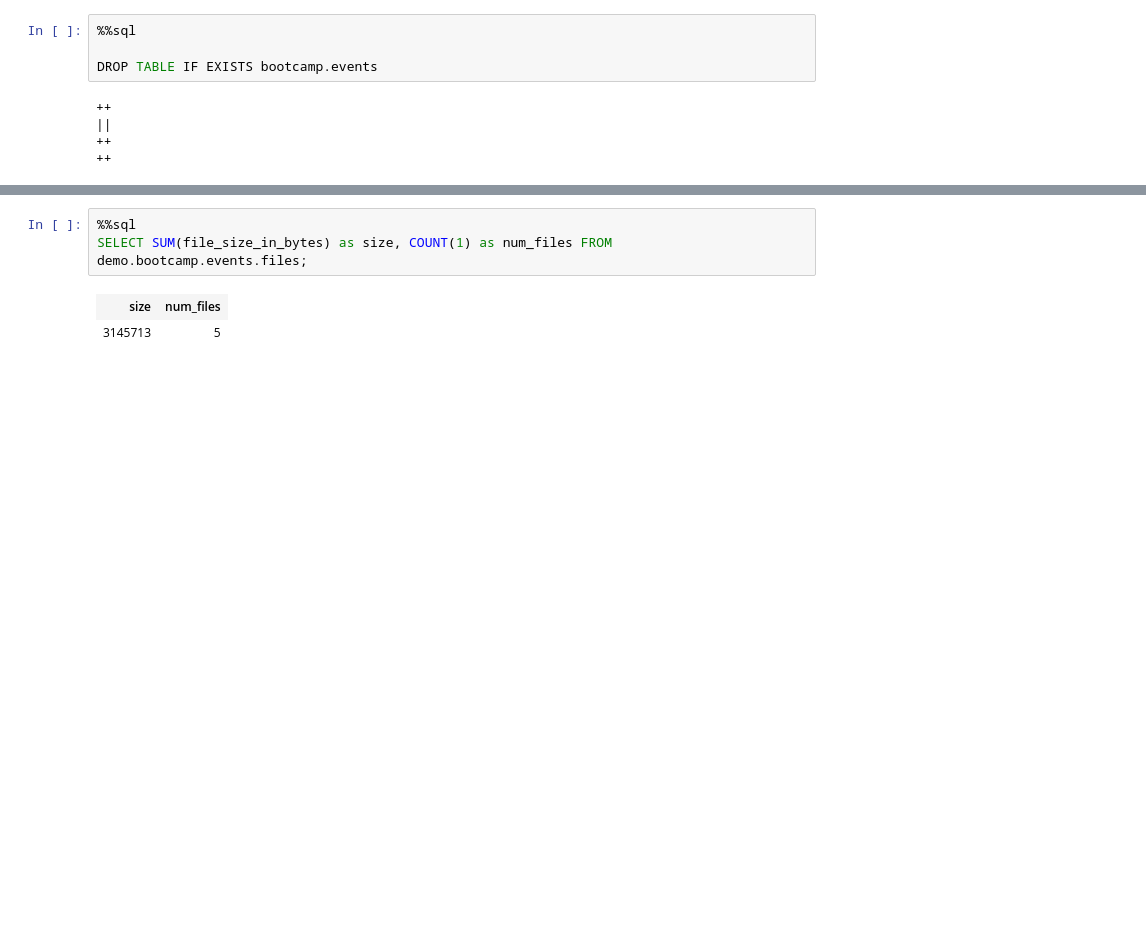
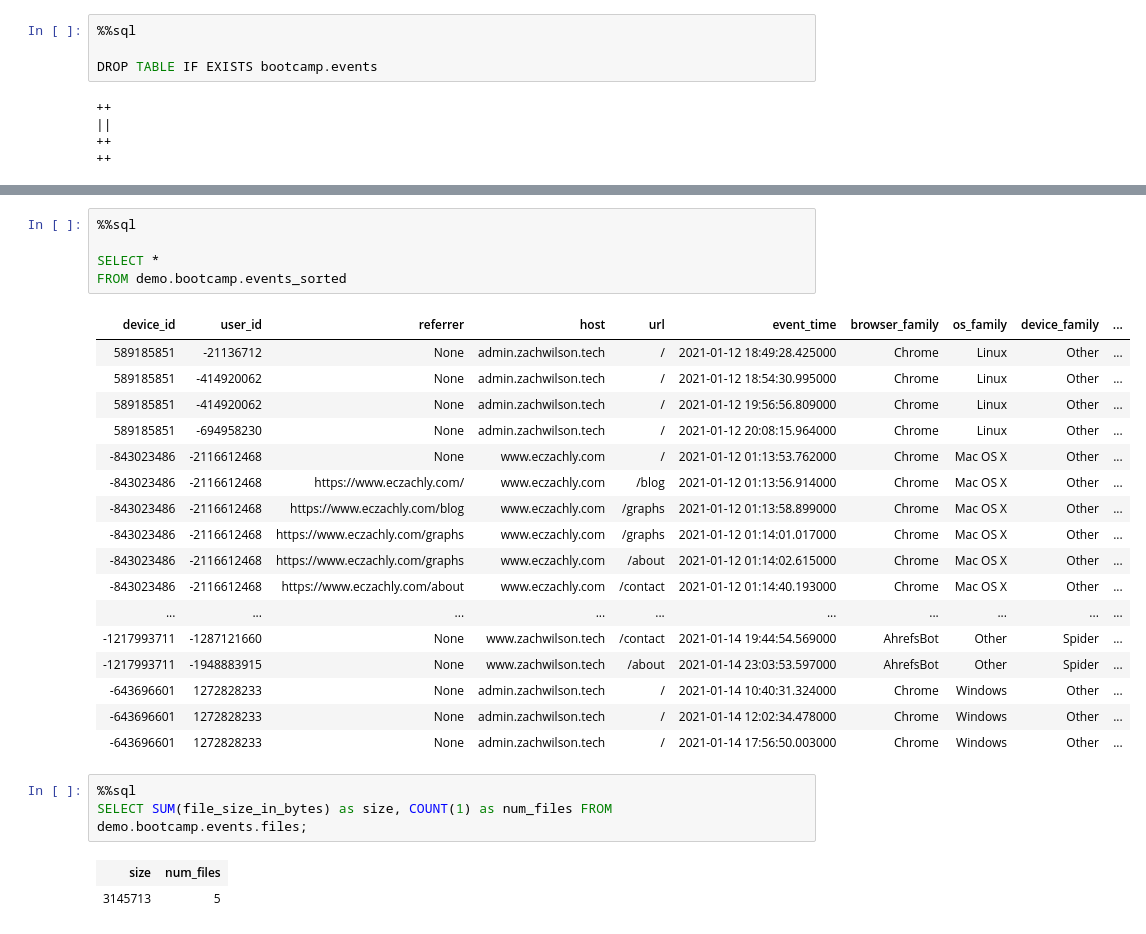
Before and after one commit to javierdligalvan/data-engineer-handbook, a Jupyter notebook: bootcamp/materials/3-spark-fundamentals/notebooks/event_data_pyspark.ipynb, the cells around one changed output, grey strips where cells are left out. Saved outputs shown, nothing was run; the diff lists cells and outputs as text; blank space fills up the shorter version.

```diff
--- a/bootcamp/materials/3-spark-fundamentals/notebooks/event_data_pyspark.ipynb
+++ b/bootcamp/materials/3-spark-fundamentals/notebooks/event_data_pyspark.ipynb
@@ -128,3 +183,26 @@ FROM demo.bootcamp.events_unsorted.files
+# %%
+%%sql
+
+SELECT *
+FROM demo.bootcamp.events_sorted
+# %% [output]
+| device_id | user_id | referrer | host | url | event_time | browser_family | os_family | device_family | ... |
+| 589185851 | -21136712 | None | admin.zachwilson.tech | / | 2021-01-12 18:49:28.425000 | Chrome | Linux | Other | ... |
+| 589185851 | -414920062 | None | admin.zachwilson.tech | / | 2021-01-12 18:54:30.995000 | Chrome | Linux | Other | ... |
+| 589185851 | -414920062 | None | admin.zachwilson.tech | / | 2021-01-12 19:56:56.809000 | Chrome | Linux | Other | ... |
+| 589185851 | -694958230 | None | admin.zachwilson.tech | / | 2021-01-12 20:08:15.964000 | Chrome | Linux | Other | ... |
+| -843023486 | -2116612468 | None | www.eczachly.com | / | 2021-01-12 01:13:53.762000 | Chrome | Mac OS X | Other | ... |
+| -843023486 | -2116612468 | https://www.eczachly.com/ | www.eczachly.com | /blog | 2021-01-12 01:13:56.914000 | Chrome | Mac OS X | Other | ... |
+| -843023486 | -2116612468 | https://www.eczachly.com/blog | www.eczachly.com | /graphs | 2021-01-12 01:13:58.899000 | Chrome | Mac OS X | Other | ... |
+| -843023486 | -2116612468 | https://www.eczachly.com/graphs | www.eczachly.com | /graphs | 2021-01-12 01:14:01.017000 | Chrome | Mac OS X | Other | ... |
+| -843023486 | -2116612468 | https://www.eczachly.com/graphs | www.eczachly.com | /about | 2021-01-12 01:14:02.615000 | Chrome | Mac OS X | Other | ... |
+| -843023486 | -2116612468 | https://www.eczachly.com/about | www.eczachly.com | /contact | 2021-01-12 01:14:40.193000 | Chrome | Mac OS X | Other | ... |
+| ... | ... | ... | ... | ... | ... | ... | ... | ... | ... |
+| -1217993711 | -1287121660 | None | www.zachwilson.tech | /contact | 2021-01-14 19:44:54.569000 | AhrefsBot | Other | Spider | ... |
+| -1217993711 | -1948883915 | None | www.zachwilson.tech | /about | 2021-01-14 23:03:53.597000 | AhrefsBot | Other | Spider | ... |
+| -643696601 | 1272828233 | None | admin.zachwilson.tech | / | 2021-01-14 10:40:31.324000 | Chrome | Windows | Other | ... |
+| -643696601 | 1272828233 | None | admin.zachwilson.tech | / | 2021-01-14 12:02:34.478000 | Chrome | Windows | Other | ... |
+| -643696601 | 1272828233 | None | admin.zachwilson.tech | / | 2021-01-14 17:56:50.003000 | Chrome | Windows | Other | ... |
 # %%
 %%sql
 SELECT SUM(file_size_in_bytes) as size, COUNT(1) as num_files FROM demo.bootcamp.events.files;
```
Also changed, not shown: parts of 8 cells of this notebook, 3 other files.
